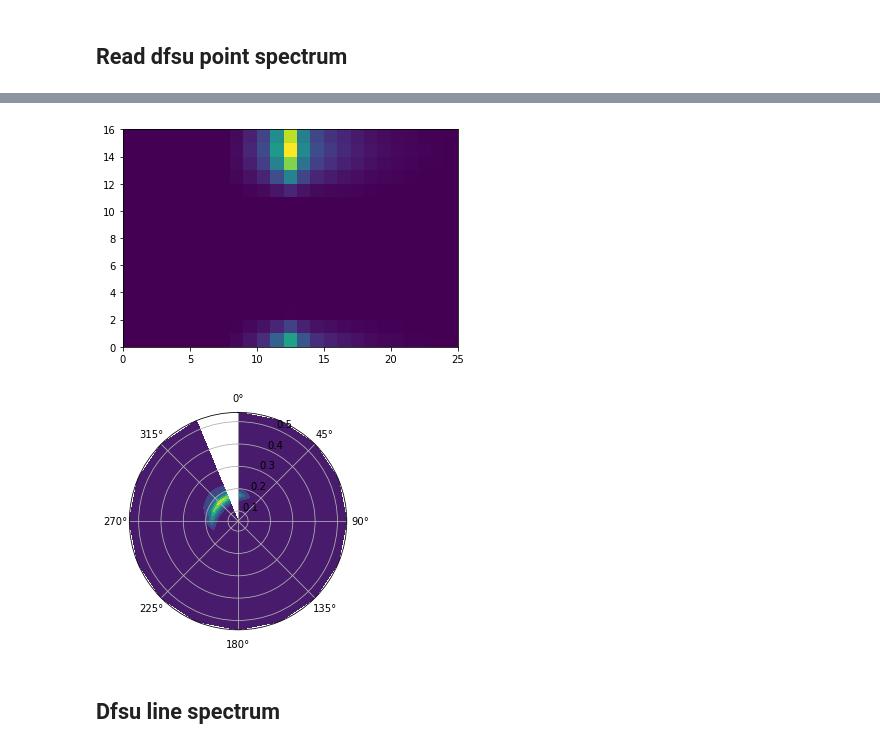
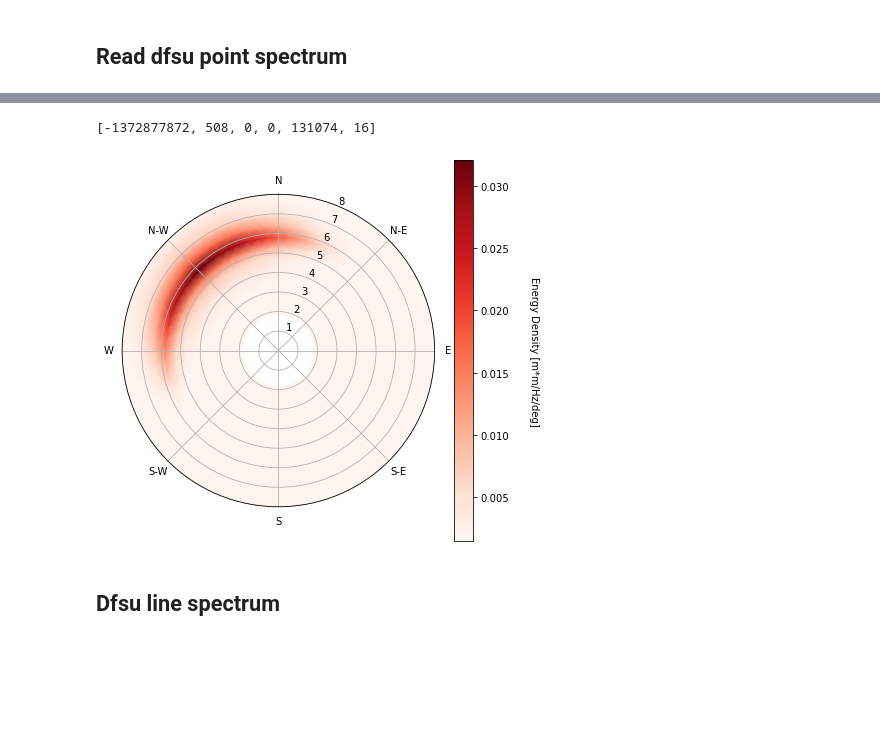
Before and after one commit to DHI/mikeio, a Jupyter notebook: notebooks/Dfsu - Spectral data.ipynb, the cells around one changed output, grey strips where cells are left out. Saved outputs shown, nothing was run; the diff lists cells and outputs as text; code cells hidden in the pictures; blank space fills up the shorter version.

```diff
--- a/notebooks/Dfsu - Spectral data.ipynb
+++ b/notebooks/Dfsu - Spectral data.ipynb
@@ -38,19 +54,17 @@ dfs = Dfsu(fn)
+# %%
+cb = dfs._source.dfsFile.FileInfo.CustomBlocks[0]
+customBlock = [cb[j] for j in range(cb.Count)]
+customBlock
+# %% [output]
+[-1372877872, 508, 0, 0, 131074, 16]
 # %%
 ds = dfs.read(time_steps=0)
 ds[0] = ds[0].reshape(1,nd,nf)
 spec = np.squeeze(ds[0])
-# %%
-#plt.imshow(spec);
-plt.pcolormesh(spec); # f,dir,
-# %% [output]
-[figure, removed]
-# %%
-ax = plt.subplot(111, polar=True)
-ax.set_theta_direction(-1)
-ax.set_theta_zero_location("N")
-colorax = ax.contourf(dir, f, spec.T)
-# %% [output]
-[figure, removed]
+# %%
+ax = dfs.plot_spectrum(spec, r_as_periods=True, rmax=8, vmin=0.0015, plot_type="shaded");
+# %% [output]
+[figure, added]
 # %% [markdown]
 ## Dfsu line spectrum
 # %%
```
Also changed, not shown: parts of 15 cells of this notebook.
